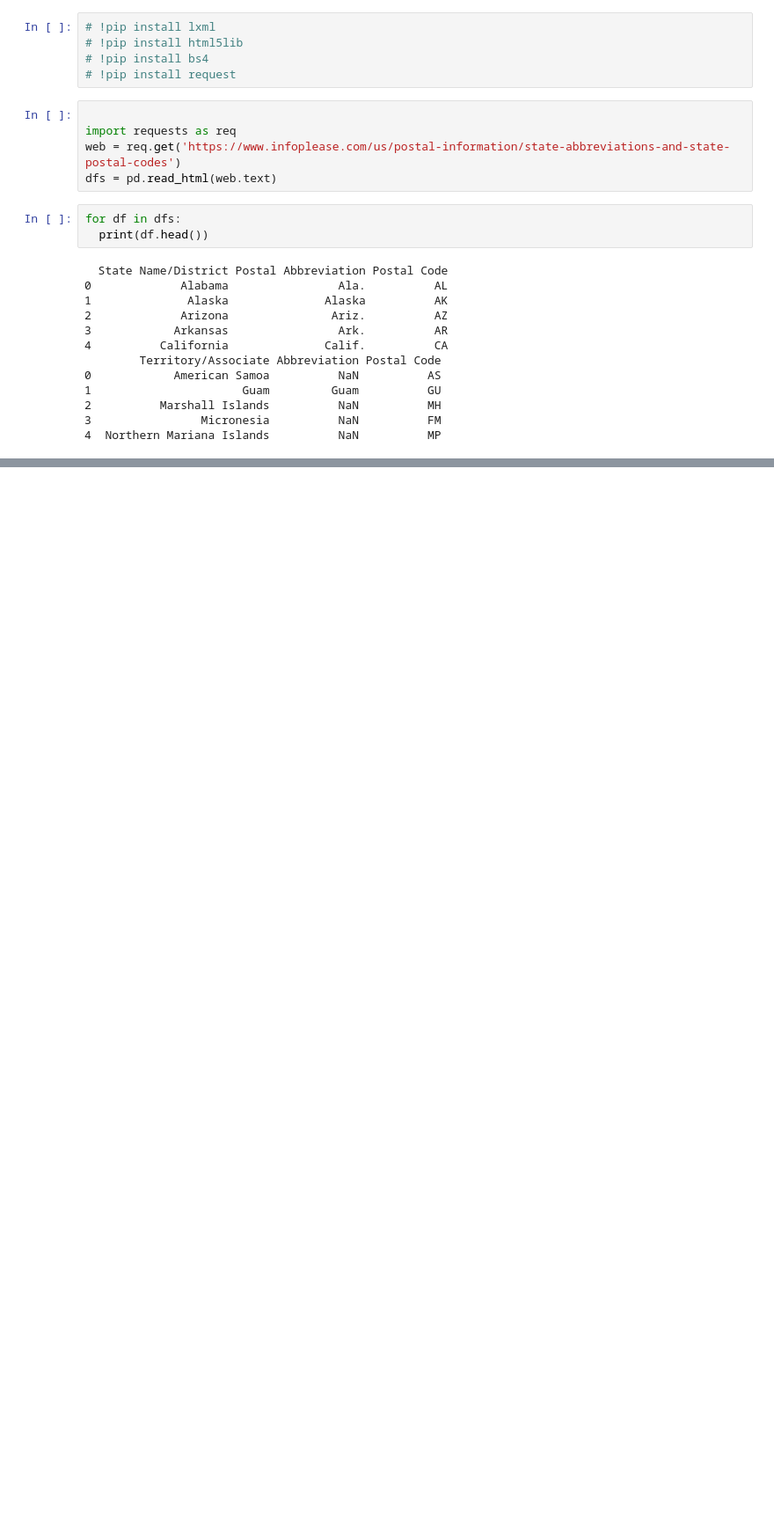
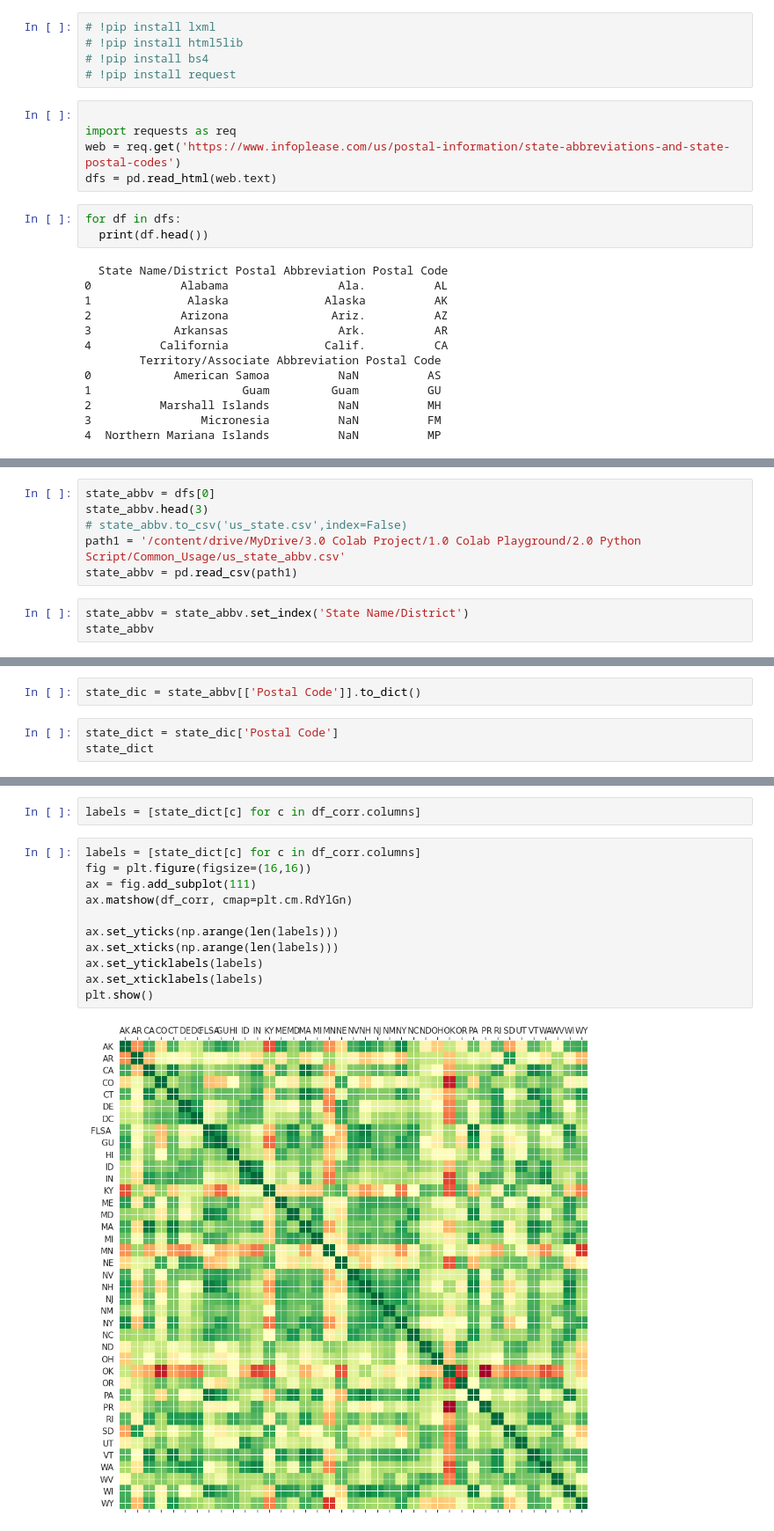
Before and after one commit to bdfd/Portfolio_Project_15OP-US_Minimum_Wage, a Jupyter notebook: US_Minimum_Wage.ipynb, the cells around one changed output, grey strips where cells are left out. Shown at 88% size. Cells and saved outputs as stored; diff of their text form; blank space fills up the shorter version.

```diff
--- a/US_Minimum_Wage.ipynb
+++ b/US_Minimum_Wage.ipynb
@@ -522,0 +391,9 @@ print("训练集上的平均精准度：%0.2f（+/-%0.2f）" % (score1.mean(),sc
+# %%
+state_abbv = dfs[0]
+state_abbv.head(3)
+# state_abbv.to_csv('us_state.csv',index=False)
+path1 = '/content/drive/MyDrive/3.0 Colab Project/1.0 Colab Playground/2.0 Python Script/Common_Usage/us_state_abbv.csv'
+state_abbv = pd.read_csv(path1)
+# %%
+state_abbv = state_abbv.set_index('State Name/District')
+state_abbv
@@ -522,0 +419,5 @@ print("训练集上的平均精准度：%0.2f（+/-%0.2f）" % (score1.mean(),sc
+# %%
+state_dic = state_abbv[['Postal Code']].to_dict()
+# %%
+state_dict = state_dic['Postal Code']
+state_dict
@@ -522,0 +442,15 @@ print("训练集上的平均精准度：%0.2f（+/-%0.2f）" % (score1.mean(),sc
+# %%
+labels = [state_dict[c] for c in df_corr.columns]
+# %%
+labels = [state_dict[c] for c in df_corr.columns]
+fig = plt.figure(figsize=(16,16))
+ax = fig.add_subplot(111)
+ax.matshow(df_corr, cmap=plt.cm.RdYlGn)
+
+ax.set_yticks(np.arange(len(labels)))
+ax.set_xticks(np.arange(len(labels)))
+ax.set_yticklabels(labels)
+ax.set_xticklabels(labels)
+plt.show()
+# %% [output]
+[figure, added]
```
Also changed, not shown: parts of 27 cells of this notebook.
